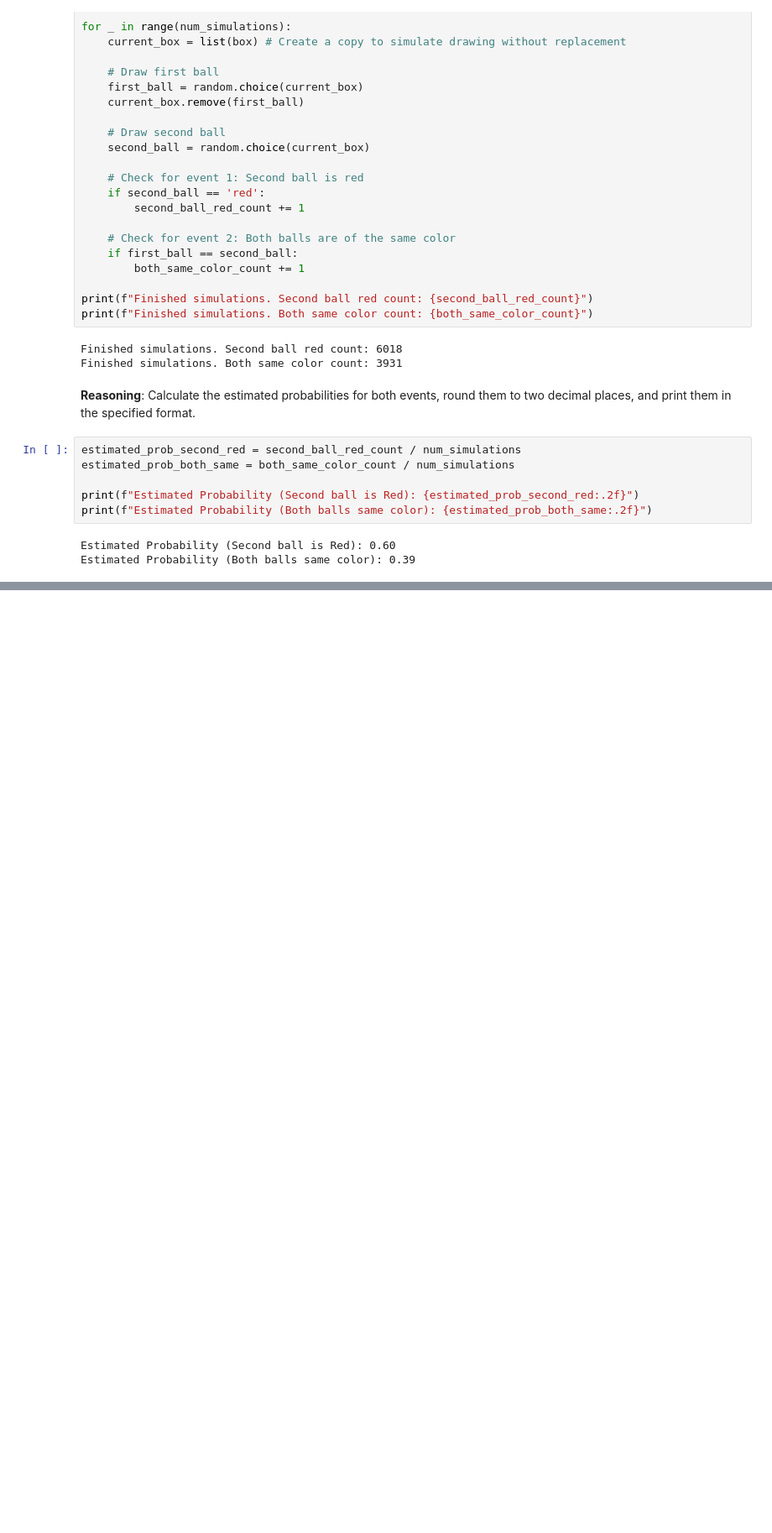
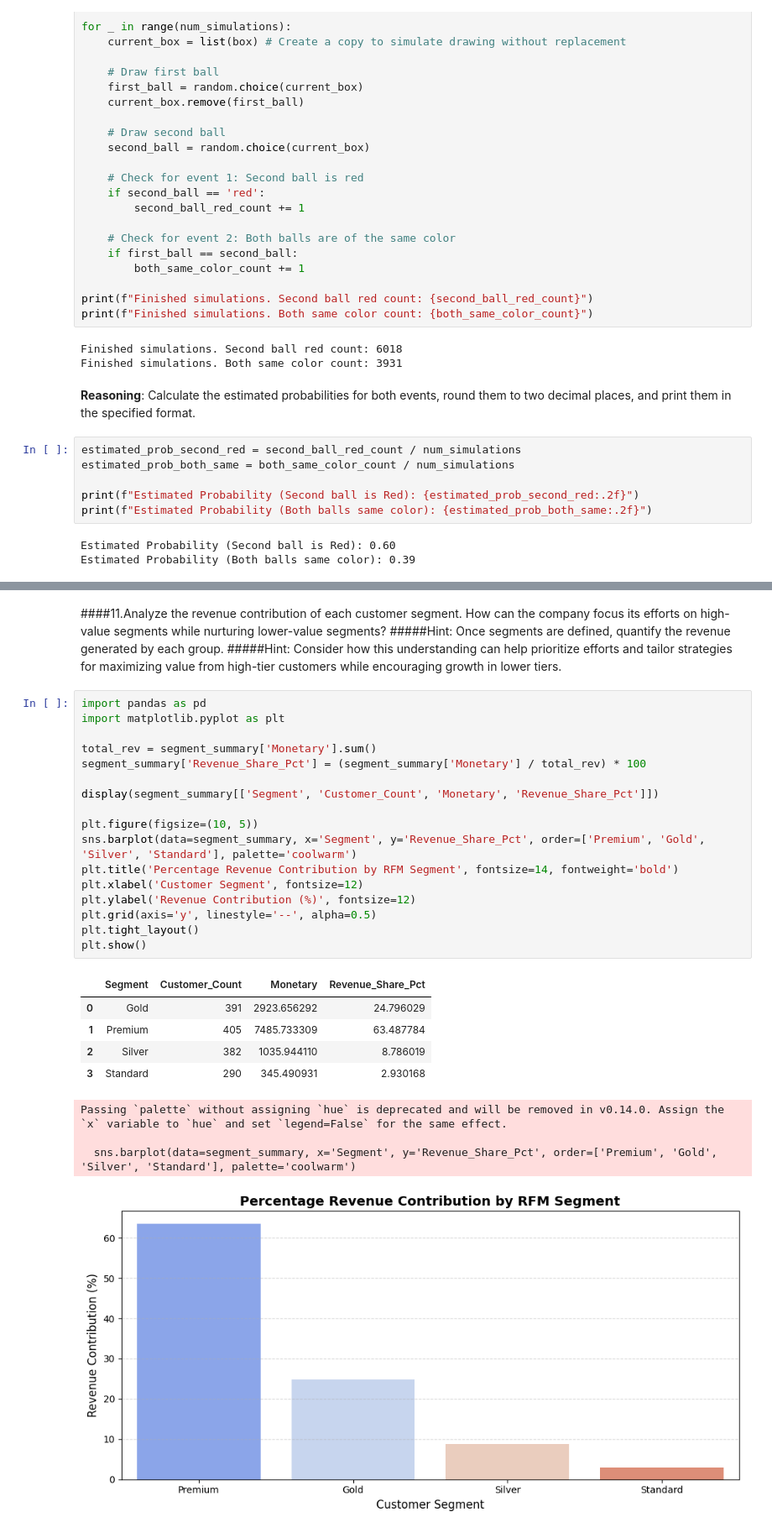
Before and after one commit to shridhar2k9/AI-ML, a Jupyter notebook: Untitled4.ipynb, the cells around one changed output, grey strips where cells are left out. Shown at 84% size. Drawn from its saved outputs; the diff is of its cells as text; blank space fills up the shorter version.

```diff
--- a/Untitled4.ipynb
+++ b/Untitled4.ipynb
@@ -2031,0 +1370,31 @@ Executive Insights & Strategic Recommendations for Weekly Sales
+# %% [markdown]
+####11.Analyze the revenue contribution of each customer segment. How can the company focus its efforts on high-value segments while nurturing lower-value segments?
+#####Hint: Once segments are defined, quantify the revenue generated by each group.
+#####Hint: Consider how this understanding can help prioritize efforts and tailor strategies for maximizing value from high-tier customers while encouraging growth in lower tiers.
+# %%
+import pandas as pd
+import matplotlib.pyplot as plt
+
+total_rev = segment_summary['Monetary'].sum()
+segment_summary['Revenue_Share_Pct'] = (segment_summary['Monetary'] / total_rev) * 100
+
+display(segment_summary[['Segment', 'Customer_Count', 'Monetary', 'Revenue_Share_Pct']])
+
+plt.figure(figsize=(10, 5))
+sns.barplot(data=segment_summary, x='Segment', y='Revenue_Share_Pct', order=['Premium', 'Gold', 'Silver', 'Standard'], palette='coolwarm')
+plt.title('Percentage Revenue Contribution by RFM Segment', fontsize=14, fontweight='bold')
+plt.xlabel('Customer Segment', fontsize=12)
+plt.ylabel('Revenue Contribution (%)', fontsize=12)
+plt.grid(axis='y', linestyle='--', alpha=0.5)
+plt.tight_layout()
+plt.show()
+# %% [output]
+|  | Segment | Customer_Count | Monetary | Revenue_Share_Pct |
+| 0 | Gold | 391 | 2923.656292 | 24.796029 |
+| 1 | Premium | 405 | 7485.733309 | 63.487784 |
+| 2 | Silver | 382 | 1035.944110 | 8.786019 |
+| 3 | Standard | 290 | 345.490931 | 2.930168 |
+Passing `palette` without assigning `hue` is deprecated and will be removed in v0.14.0. Assign the `x` variable to `hue` and set `legend=False` for the same effect.
+
+  sns.barplot(data=segment_summary, x='Segment', y='Revenue_Share_Pct', order=['Premium', 'Gold', 'Silver', 'Standard'], palette='coolwarm')
+[figure, added]
```
Also changed, not shown: parts of 61 cells of this notebook.
